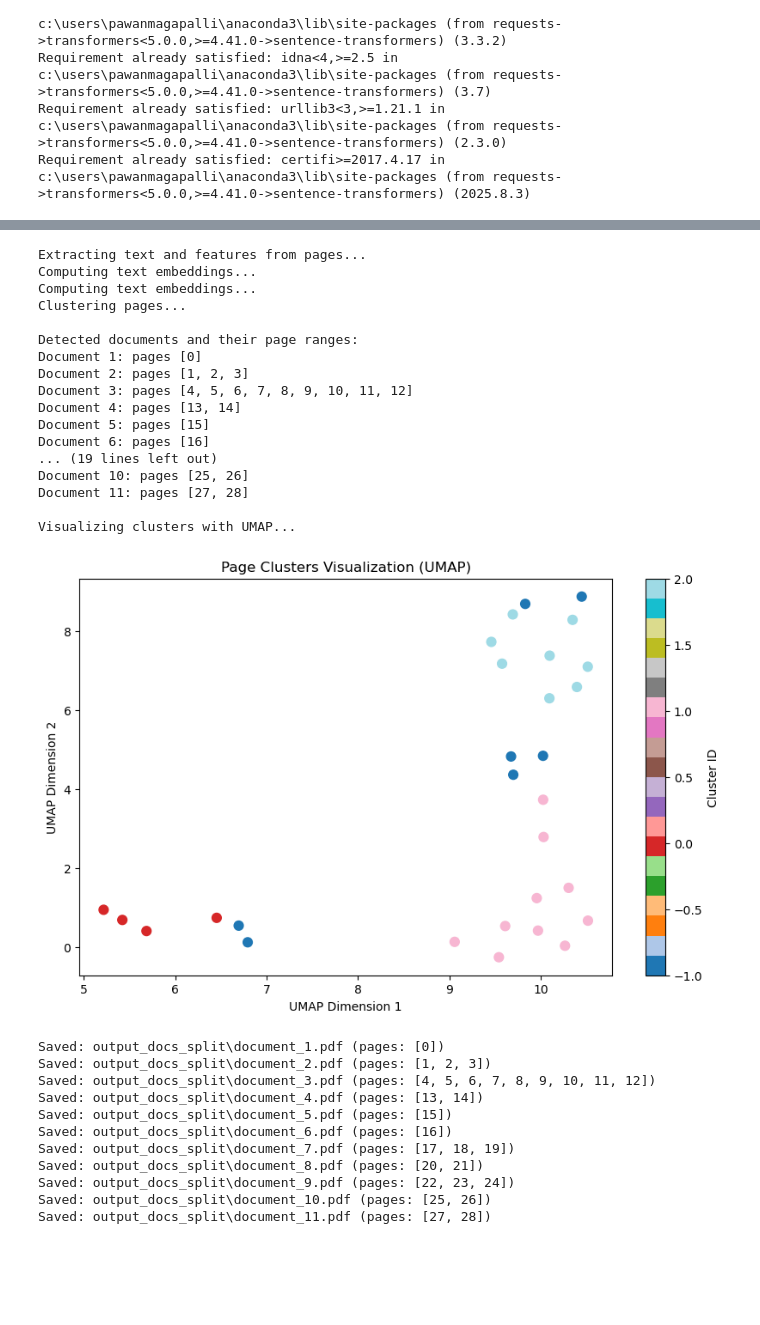
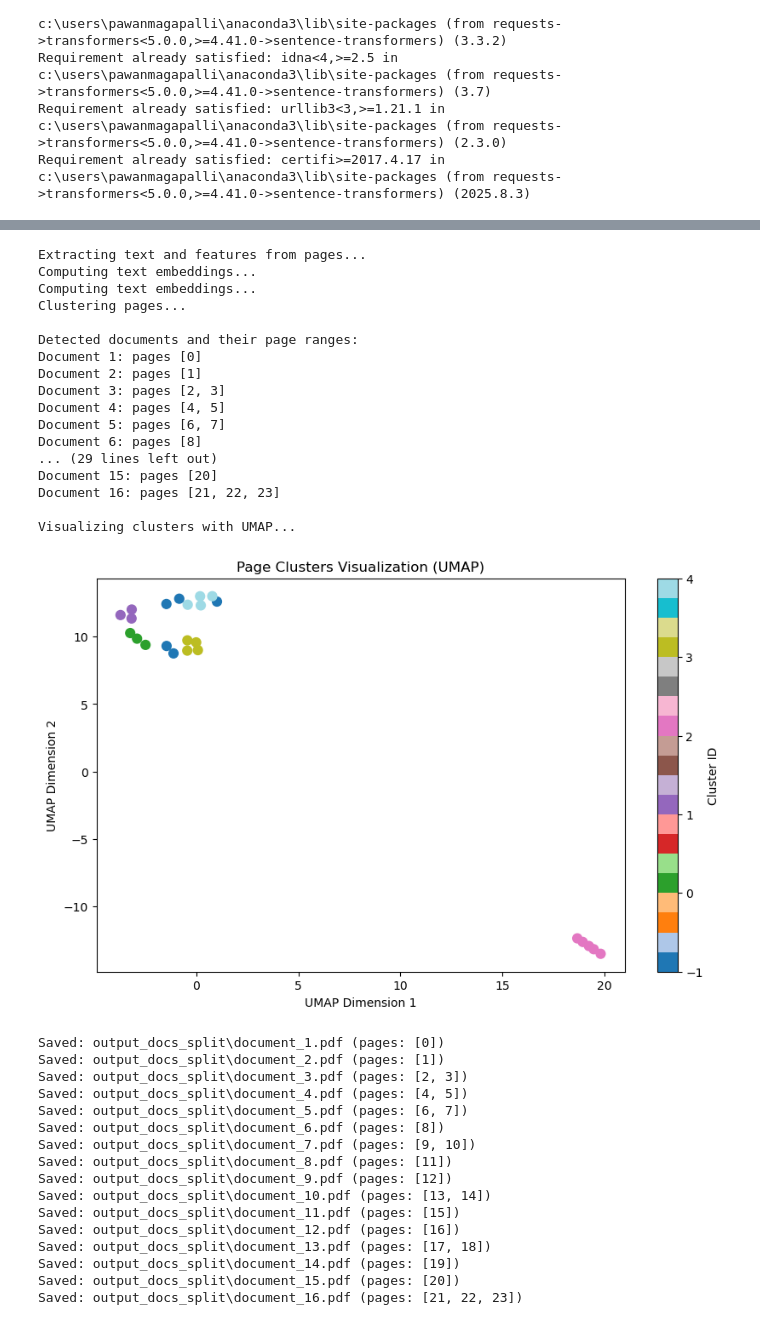
Before and after one commit to pawan-3np/Doc-Classification, a Jupyter notebook: enhanced_approach/main.ipynb, the cells around one changed output, grey strips where cells are left out. Saved outputs shown, nothing was run; the diff lists cells and outputs as text; code cells hidden in the pictures; blank space fills up the shorter version.

```diff
--- a/enhanced_approach/main.ipynb
+++ b/enhanced_approach/main.ipynb
@@ -118,7 +118,7 @@ def process_pdf(pdf_path):
 
 # --- Run on your PDF file ---
 if __name__ == "__main__":
-    pdf_path = r"C:\Users\PawanMagapalli\Downloads\ilovepdf_merged.pdf"  # Replace with your PDF path
+    pdf_path = r"C:\Users\PawanMagapalli\Downloads\document\Doc-Classification\enhanced_approach\ilovepdf_merged (1).pdf"  # Replace with your PDF path
     detected_docs, cluster_labels, texts = process_pdf(pdf_path)
 # %% [output]
 Extracting text and features from pages...
@@ -142,52 +142,57 @@ Visualizing clusters with UMAP...
 # %%
 import os
 
 def save_split_documents(pdf_path, docs, output_dir="output_docs_split"):
     os.makedirs(output_dir, exist_ok=True)
     pdf_document = fitz.open(pdf_path)
     for i, doc_pages in enumerate(docs):
         new_doc = fitz.open()
         for page_idx in doc_pages:
             new_doc.insert_pdf(pdf_document, from_page=page_idx, to_page=page_idx)
         output_file = os.path.join(output_dir, f"document_{i+1}.pdf")
         new_doc.save(output_file)
         new_doc.close()
         print(f"Saved: {output_file} (pages: {doc_pages})")
 
 # Example usage after running process_pdf:
-pdf_path = r"C:\Users\PawanMagapalli\Downloads\ilovepdf_merged.pdf"  # Use your PDF path
+pdf_path = r"C:\Users\PawanMagapalli\Downloads\document\Doc-Classification\enhanced_approach\ilovepdf_merged (1).pdf"  # Use your PDF path
 detected_docs, cluster_labels, texts = process_pdf(pdf_path)
 save_split_documents(pdf_path, detected_docs)
 # %% [output]
 Extracting text and features from pages...
 Computing text embeddings...
 Computing text embeddings...
 Clustering pages...
 
 Detected documents and their page ranges:
 Document 1: pages [0]
-Document 2: pages [1, 2, 3]
-Document 3: pages [4, 5, 6, 7, 8, 9, 10, 11, 12]
-Document 4: pages [13, 14]
-Document 5: pages [15]
-Document 6: pages [16]
-... (19 lines left out)
-Document 10: pages [25, 26]
-Document 11: pages [27, 28]
+Document 2: pages [1]
+Document 3: pages [2, 3]
+Document 4: pages [4, 5]
+Document 5: pages [6, 7]
+Document 6: pages [8]
+... (29 lines left out)
+Document 15: pages [20]
+Document 16: pages [21, 22, 23]
 
 Visualizing clusters with UMAP...
-[figure, old version]
+[figure, new version]
 Saved: output_docs_split\document_1.pdf (pages: [0])
-Saved: output_docs_split\document_2.pdf (pages: [1, 2, 3])
-Saved: output_docs_split\document_3.pdf (pages: [4, 5, 6, 7, 8, 9, 10, 11, 12])
-Saved: output_docs_split\document_4.pdf (pages: [13, 14])
-Saved: output_docs_split\document_5.pdf (pages: [15])
-Saved: output_docs_split\document_6.pdf (pages: [16])
-Saved: output_docs_split\document_7.pdf (pages: [17, 18, 19])
-Saved: output_docs_split\document_8.pdf (pages: [20, 21])
-Saved: output_docs_split\document_9.pdf (pages: [22, 23, 24])
-Saved: output_docs_split\document_10.pdf (pages: [25, 26])
-Saved: output_docs_split\document_11.pdf (pages: [27, 28])
+Saved: output_docs_split\document_2.pdf (pages: [1])
+Saved: output_docs_split\document_3.pdf (pages: [2, 3])
+Saved: output_docs_split\document_4.pdf (pages: [4, 5])
+Saved: output_docs_split\document_5.pdf (pages: [6, 7])
+Saved: output_docs_split\document_6.pdf (pages: [8])
+Saved: output_docs_split\document_7.pdf (pages: [9, 10])
+Saved: output_docs_split\document_8.pdf (pages: [11])
+Saved: output_docs_split\document_9.pdf (pages: [12])
+Saved: output_docs_split\document_10.pdf (pages: [13, 14])
+Saved: output_docs_split\document_11.pdf (pages: [15])
+Saved: output_docs_split\document_12.pdf (pages: [16])
+Saved: output_docs_split\document_13.pdf (pages: [17, 18])
+Saved: output_docs_split\document_14.pdf (pages: [19])
+Saved: output_docs_split\document_15.pdf (pages: [20])
+Saved: output_docs_split\document_16.pdf (pages: [21, 22, 23])
 # %%
 # import os
 # import fitz  # PyMuPDF
```
Also changed, not shown: parts of 1 cell of this notebook, 17 other files.
